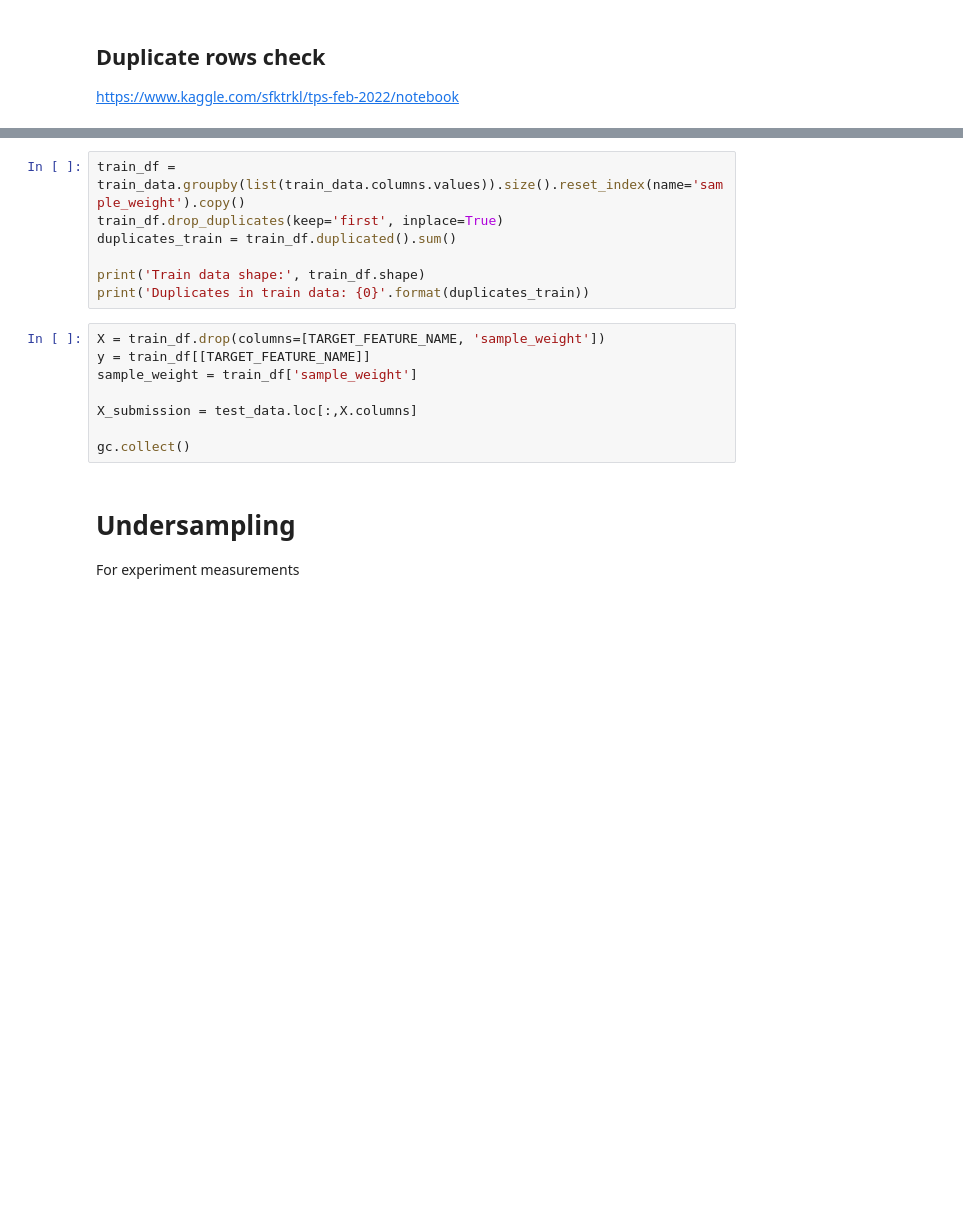
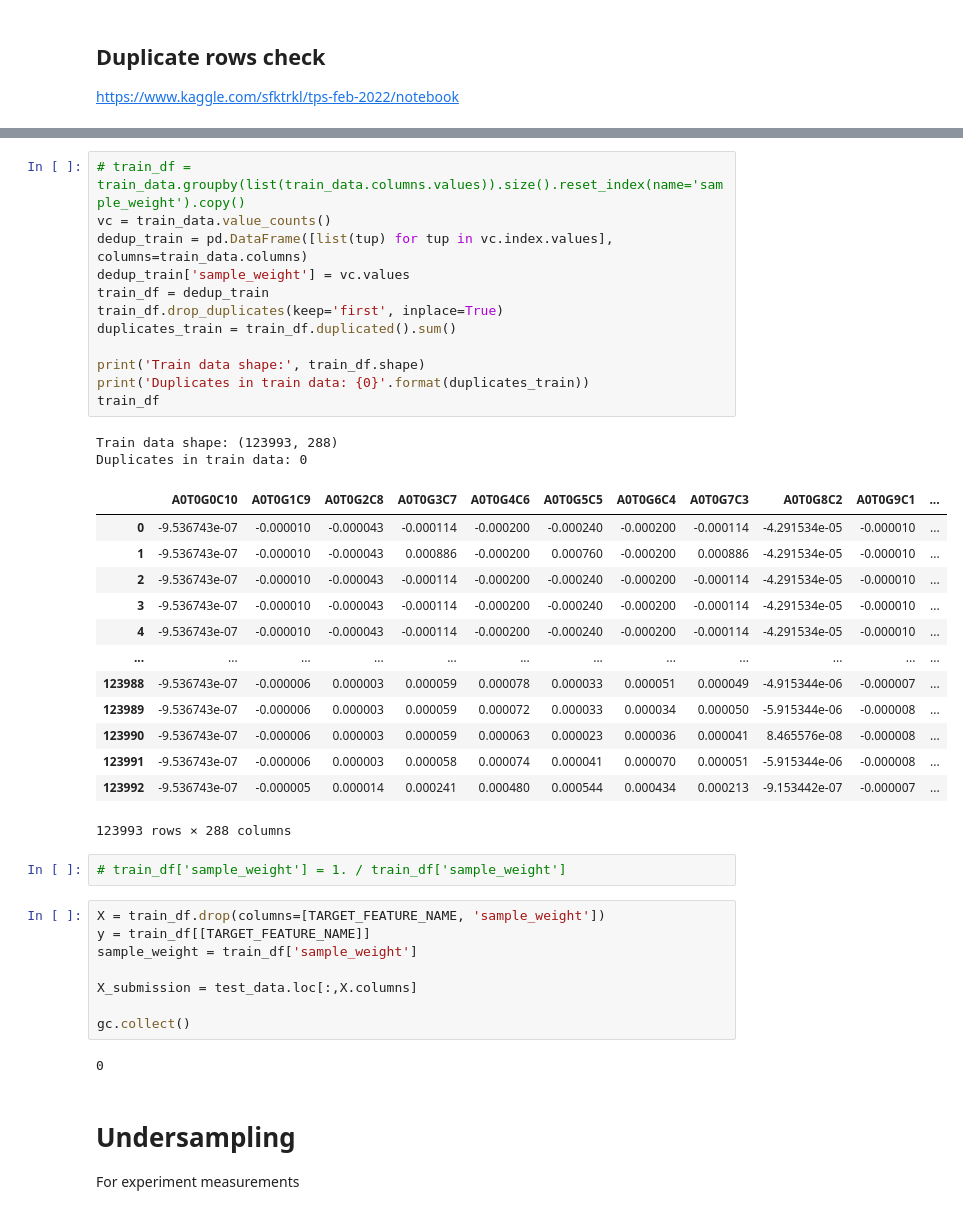
Before and after one commit to furyhawk/kaggle_practice, a Jupyter notebook: Classification/tpsfeb22-soft-voting-baseline.ipynb, the cells around one changed output, grey strips where cells are left out. Saved outputs shown, nothing was run; the diff lists cells and outputs as text; blank space fills up the shorter version.

```diff
--- a/Classification/tpsfeb22-soft-voting-baseline.ipynb
+++ b/Classification/tpsfeb22-soft-voting-baseline.ipynb
@@ -240,10 +272,33 @@ Dropping duplicated rows actually improve LB scores. Look like kernel is overfit
 # %%
-train_df = train_data.groupby(list(train_data.columns.values)).size().reset_index(name='sample_weight').copy()
+# train_df = train_data.groupby(list(train_data.columns.values)).size().reset_index(name='sample_weight').copy()
+vc = train_data.value_counts()
+dedup_train = pd.DataFrame([list(tup) for tup in vc.index.values], columns=train_data.columns)
+dedup_train['sample_weight'] = vc.values
+train_df = dedup_train
 train_df.drop_duplicates(keep='first', inplace=True)
 duplicates_train = train_df.duplicated().sum()
 
 print('Train data shape:', train_df.shape)
 print('Duplicates in train data: {0}'.format(duplicates_train))
+train_df
+# %% [output]
+Train data shape: (123993, 288)
+Duplicates in train data: 0
+|  | A0T0G0C10 | A0T0G1C9 | A0T0G2C8 | A0T0G3C7 | A0T0G4C6 | A0T0G5C5 | A0T0G6C4 | A0T0G7C3 | A0T0G8C2 | A0T0G9C1 | ... |
+| 0 | -9.536743e-07 | -0.000010 | -0.000043 | -0.000114 | -0.000200 | -0.000240 | -0.000200 | -0.000114 | -4.291534e-05 | -0.000010 | ... |
+| 1 | -9.536743e-07 | -0.000010 | -0.000043 | 0.000886 | -0.000200 | 0.000760 | -0.000200 | 0.000886 | -4.291534e-05 | -0.000010 | ... |
+| 2 | -9.536743e-07 | -0.000010 | -0.000043 | -0.000114 | -0.000200 | -0.000240 | -0.000200 | -0.000114 | -4.291534e-05 | -0.000010 | ... |
+| 3 | -9.536743e-07 | -0.000010 | -0.000043 | -0.000114 | -0.000200 | -0.000240 | -0.000200 | -0.000114 | -4.291534e-05 | -0.000010 | ... |
+| 4 | -9.536743e-07 | -0.000010 | -0.000043 | -0.000114 | -0.000200 | -0.000240 | -0.000200 | -0.000114 | -4.291534e-05 | -0.000010 | ... |
+| ... | ... | ... | ... | ... | ... | ... | ... | ... | ... | ... | ... |
+| 123988 | -9.536743e-07 | -0.000006 | 0.000003 | 0.000059 | 0.000078 | 0.000033 | 0.000051 | 0.000049 | -4.915344e-06 | -0.000007 | ... |
+| 123989 | -9.536743e-07 | -0.000006 | 0.000003 | 0.000059 | 0.000072 | 0.000033 | 0.000034 | 0.000050 | -5.915344e-06 | -0.000008 | ... |
+| 123990 | -9.536743e-07 | -0.000006 | 0.000003 | 0.000059 | 0.000063 | 0.000023 | 0.000036 | 0.000041 | 8.465576e-08 | -0.000008 | ... |
+| 123991 | -9.536743e-07 | -0.000006 | 0.000003 | 0.000058 | 0.000074 | 0.000041 | 0.000070 | 0.000051 | -5.915344e-06 | -0.000008 | ... |
+| 123992 | -9.536743e-07 | -0.000005 | 0.000014 | 0.000241 | 0.000480 | 0.000544 | 0.000434 | 0.000213 | -9.153442e-07 | -0.000007 | ... |
+123993 rows × 288 columns
+# %%
+# train_df['sample_weight'] = 1. / train_df['sample_weight']
 # %%
 X = train_df.drop(columns=[TARGET_FEATURE_NAME, 'sample_weight'])
 y = train_df[[TARGET_FEATURE_NAME]]
@@ -252,6 +307,8 @@ sample_weight = train_df['sample_weight']
 X_submission = test_data.loc[:,X.columns]
 
 gc.collect()
+# %% [output]
+0
 # %% [markdown]
 # Undersampling
 For experiment measurements
```
Also changed, not shown: parts of 36 cells of this notebook.
